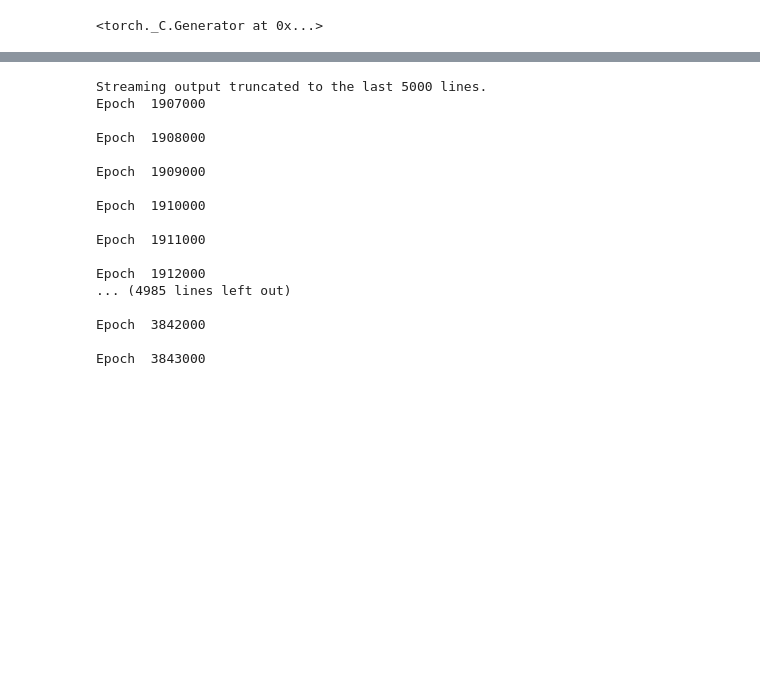
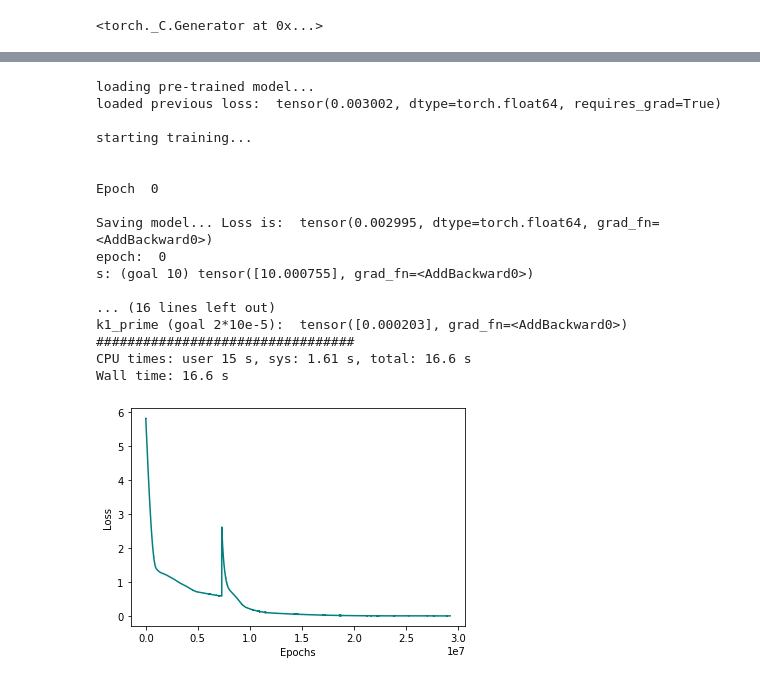
Before and after one commit to Shaier/DINN, a Jupyter notebook: Diseases/HIV/hiv.ipynb, the cells around one changed output, grey strips where cells are left out. Cells and saved outputs as stored; diff of their text form; code cells hidden in the pictures; blank space fills up the shorter version.

```diff
--- a/Diseases/HIV/hiv.ipynb
+++ b/Diseases/HIV/hiv.ipynb
@@ -81,43 +70,43 @@ class DINN(nn.Module):
     #force parameters to be in a range
     @property
     def s(self):
-        return torch.tanh(self.s_tilda) + 10
+        return torch.tanh(self.s_tilda) * 0.1 + 10
 
     @property
     def mu_T(self):
-        return torch.tanh(self.mu_T_tilda) * 0.01 + 0.02
+        return torch.tanh(self.mu_T_tilda) * 0.002 + 0.02
 
     @property
     def mu_I(self):
-        return torch.tanh(self.mu_I_tilda)
+        return torch.tanh(self.mu_I_tilda) * 0.005 + 0.26
 
     @property
     def mu_b(self):
-        return torch.tanh(self.mu_b_tilda)
+        return torch.tanh(self.mu_b_tilda) * 0.005 + 0.24
 
     @property
     def mu_V(self):
-        return torch.tanh(self.mu_V_tilda) * 3
+        return torch.tanh(self.mu_V_tilda) * 0.1 + 2.4
 
     @property
     def r(self):
-        return torch.tanh(self.r_tilda) * 0.1
+        return torch.tanh(self.r_tilda) * 0.001 + 0.03
 
     @property
     def N(self):
-        return torch.tanh(self.N_tilda) + 250
+        return torch.tanh(self.N_tilda) * 2.5 + 250
 
     @property
     def T_max_param(self):
-        return torch.tanh(self.T_max_param_tilda) + 1500
+        return torch.tanh(self.T_max_param_tilda) * 15 + 1500
 
     @property
     def k1(self):
-        return torch.tanh(self.k1_tilda) * 3*10e-5
+        return torch.tanh(self.k1_tilda) * 1*10e-6 + 2.4*10e-5
 
     @property
     def k1_prime(self):
-        return torch.tanh(self.k1_prime_tilda) * 0.001
+        return torch.tanh(self.k1_prime_tilda) * 1*10e-6 + 2*10e-5
 
     #nets
     class Net_hiv(nn.Module): # input = [t]
@@ -221,8 +210,8 @@ class DINN(nn.Module):
         loss.backward()
 
         self.optimizer.step()
-        #self.scheduler.step()
-        self.scheduler.step(loss)
+        self.scheduler.step()
+        #self.scheduler.step(loss)
 
         self.losses.append(loss.item())
 
@@ -230,7 +219,7 @@ class DINN(nn.Module):
           print('\nEpoch ', epoch)
 
         #loss + model parameters update
-        if epoch % 40000 == 0:
+        if epoch % 4000 == 0:
           #checkpoint save every 1000 epochs if the loss is lower
           print('\nSaving model... Loss is: ', loss)
           torch.save({
@@ -270,43 +259,45 @@ Wall time: 61.5 µs
 # %%
 %%time
 
 #this worked best
 dinn = DINN(hiv_data[0], hiv_data[1], hiv_data[2], hiv_data[3]) #t, T_data, I_data, V_data
 
 learning_rate = 1e-5
 optimizer = optim.Adam(dinn.params, lr = learning_rate)
 dinn.optimizer = optimizer
 
-scheduler = torch.optim.lr_scheduler.ReduceLROnPlateau(dinn.optimizer, factor=0.99, patience = 5000, verbose=True)
+#scheduler = torch.optim.lr_scheduler.ReduceLROnPlateau(dinn.optimizer, factor=0.99, patience = 5000, verbose=True)
 #scheduler = torch.optim.lr_scheduler.CyclicLR(dinn.optimizer, base_lr=1e-7, max_lr=1e-5, step_size_up=20000, mode="triangular2", cycle_momentum=False)
+scheduler = torch.optim.lr_scheduler.CyclicLR(dinn.optimizer, base_lr=1e-8, max_lr=1e-3, step_size_up=10000, mode="exp_range", gamma=0.95, cycle_momentum=False)
 
 dinn.scheduler = scheduler
 
 try:
-  T_pred_list, I_pred_list, V_pred_list = dinn.train(8000000) #train
+  T_pred_list, I_pred_list, V_pred_list = dinn.train(61) #train
 except EOFError:
   if dinn.save == 2:
     dinn.save = 3
-    T_pred_list, I_pred_list, V_pred_list = dinn.train(8000000) #train
+    T_pred_list, I_pred_list, V_pred_list = dinn.train(61) #train
   elif dinn.save == 3:
     dinn.save = 2
-    T_pred_list, I_pred_list, V_pred_list = dinn.train(8000000) #train
+    T_pred_list, I_pred_list, V_pred_list = dinn.train(61) #train
 # %% [output]
-Streaming output truncated to the last 5000 lines.
-Epoch  1907000
+loading pre-trained model...
+loaded previous loss:  tensor(0.003002, dtype=torch.float64, requires_grad=True)
 
-Epoch  1908000
+starting training...
 
-Epoch  1909000
 
-Epoch  1910000
+Epoch  0
 
-Epoch  1911000
+Saving model... Loss is:  tensor(0.002995, dtype=torch.float64, grad_fn=<AddBackward0>)
+epoch:  0
+s: (goal 10) tensor([10.000755], grad_fn=<AddBackward0>)
 
-Epoch  1912000
-... (4985 lines left out)
-
-Epoch  3842000
-
-Epoch  3843000
+... (16 lines left out)
+k1_prime (goal 2*10e-5):  tensor([0.000203], grad_fn=<AddBackward0>)
+#################################
+CPU times: user 15 s, sys: 1.61 s, total: 16.6 s
+Wall time: 16.6 s
+[figure, added]
 # %%
```
Also changed, not shown: parts of 8 cells of this notebook, 17 other files.
